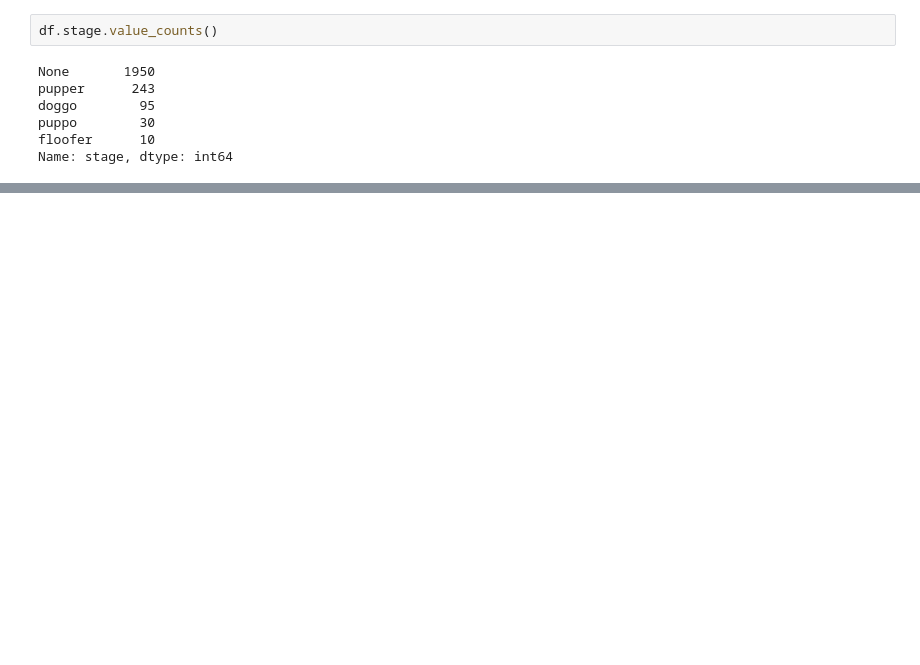
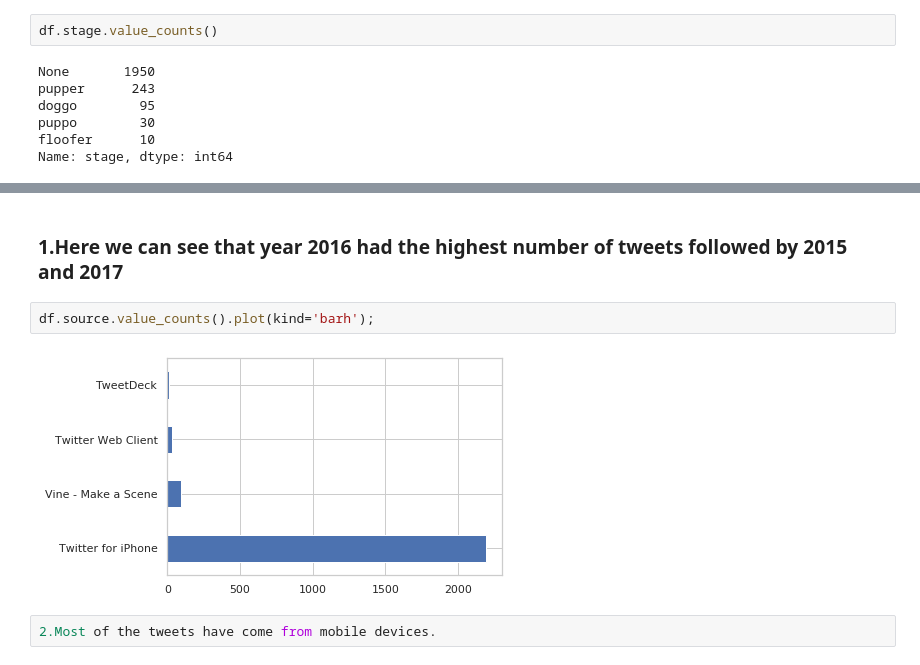
Before and after one commit to Siddharth1698/Data-Analyst-Nanodegree, a Jupyter notebook: Twitter analysis/wrangle_act.ipynb, the cells around one changed output, grey strips where cells are left out. Drawn from its saved outputs; the diff is of its cells as text; blank space fills up the shorter version.

```diff
--- a/Twitter analysis/wrangle_act.ipynb
+++ b/Twitter analysis/wrangle_act.ipynb
@@ -801,0 +833,8 @@ Name: stage, dtype: int64
+# %% [markdown]
+### 1.Here we can see that year 2016 had the highest number of tweets followed by 2015 and 2017
+# %%
+df.source.value_counts().plot(kind='barh');
+# %% [output]
+[figure, added]
+# %%
+2.Most of the tweets have come from mobile devices.
```
Also changed, not shown: parts of 4 cells of this notebook.
